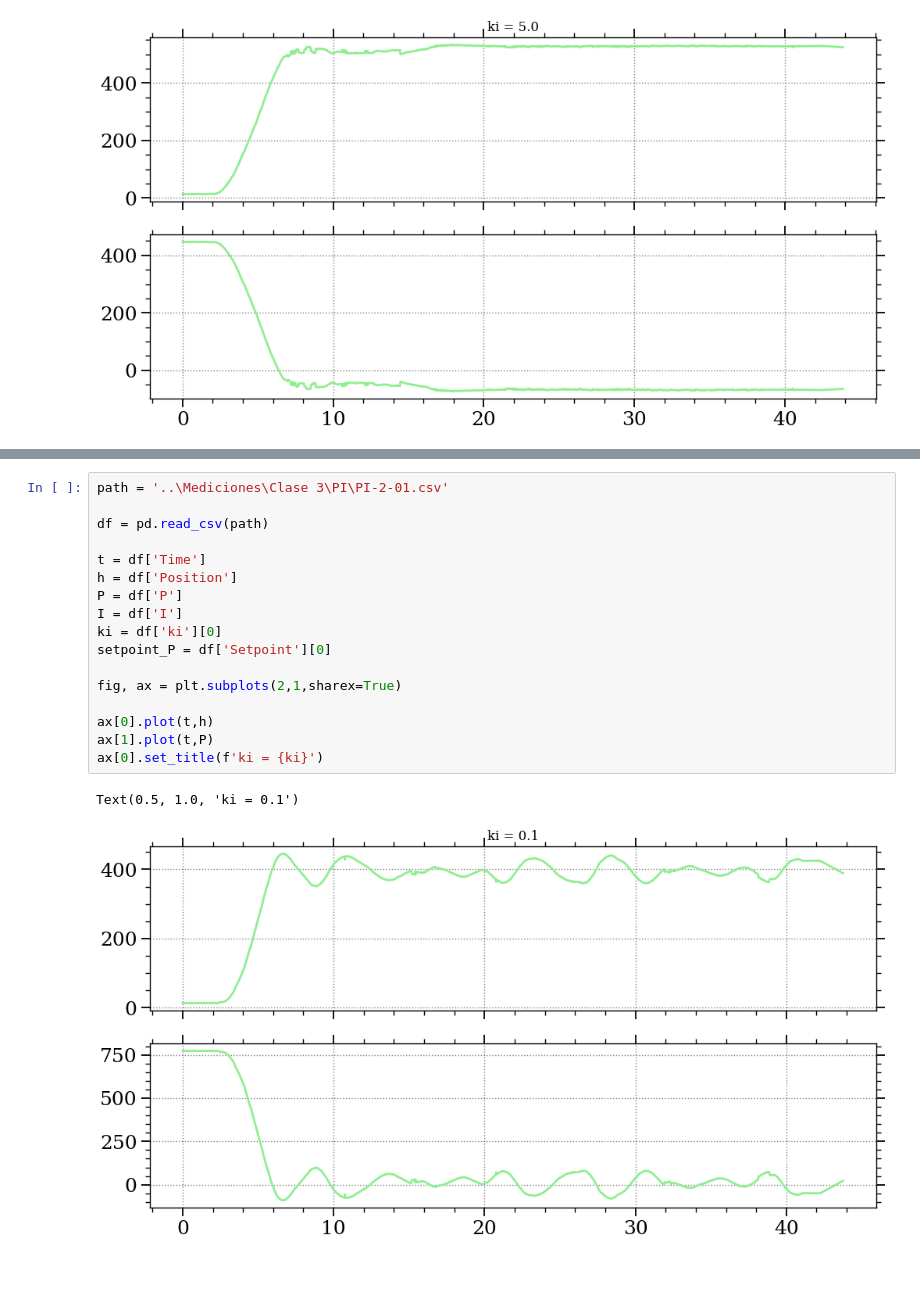
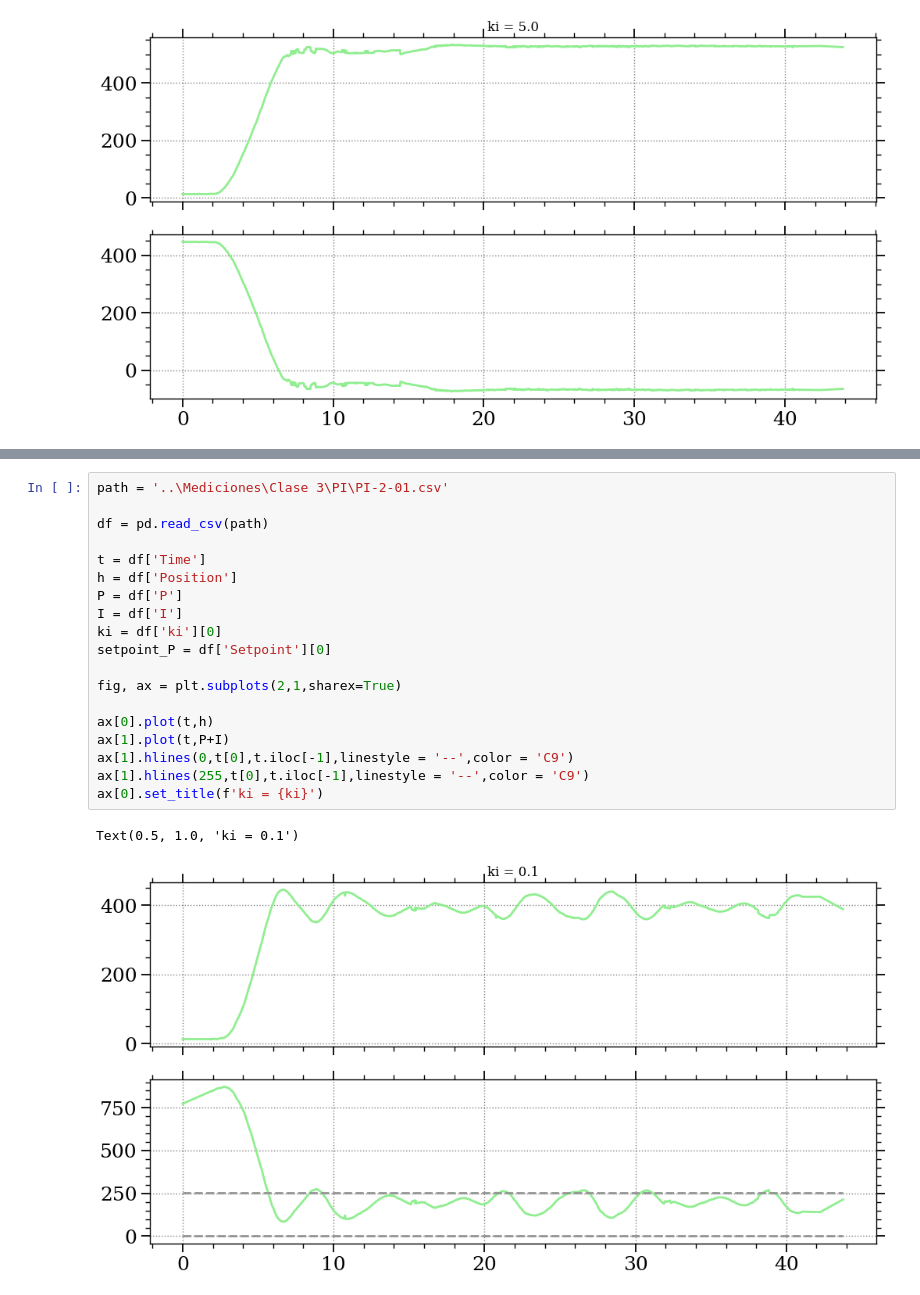
Before and after one commit to Martin-Palomeque/PID, a Jupyter notebook: Entregas/Graficos_PI.ipynb, the cells around one changed output, grey strips where cells are left out. Cells and saved outputs as stored; diff of their text form.

```diff
--- a/Entregas/Graficos_PI.ipynb
+++ b/Entregas/Graficos_PI.ipynb
@@ -245,20 +245,22 @@ Text(0.5, 1.0, 'ki = 0.1')
 # %%
 path = '..\Mediciones\Clase 3\PI\PI-2-01.csv'
 
 df = pd.read_csv(path)
 
 t = df['Time']
 h = df['Position']
 P = df['P']
 I = df['I']
 ki = df['ki'][0]
 setpoint_P = df['Setpoint'][0]
 
 fig, ax = plt.subplots(2,1,sharex=True)
 
 ax[0].plot(t,h)
-ax[1].plot(t,P)
+ax[1].plot(t,P+I)
+ax[1].hlines(0,t[0],t.iloc[-1],linestyle = '--',color = 'C9')
+ax[1].hlines(255,t[0],t.iloc[-1],linestyle = '--',color = 'C9')
 ax[0].set_title(f'ki = {ki}')
 # %% [output]
 Text(0.5, 1.0, 'ki = 0.1')
-[figure, old version]
+[figure, new version]
```
Also changed, not shown: parts of 8 cells of this notebook.
